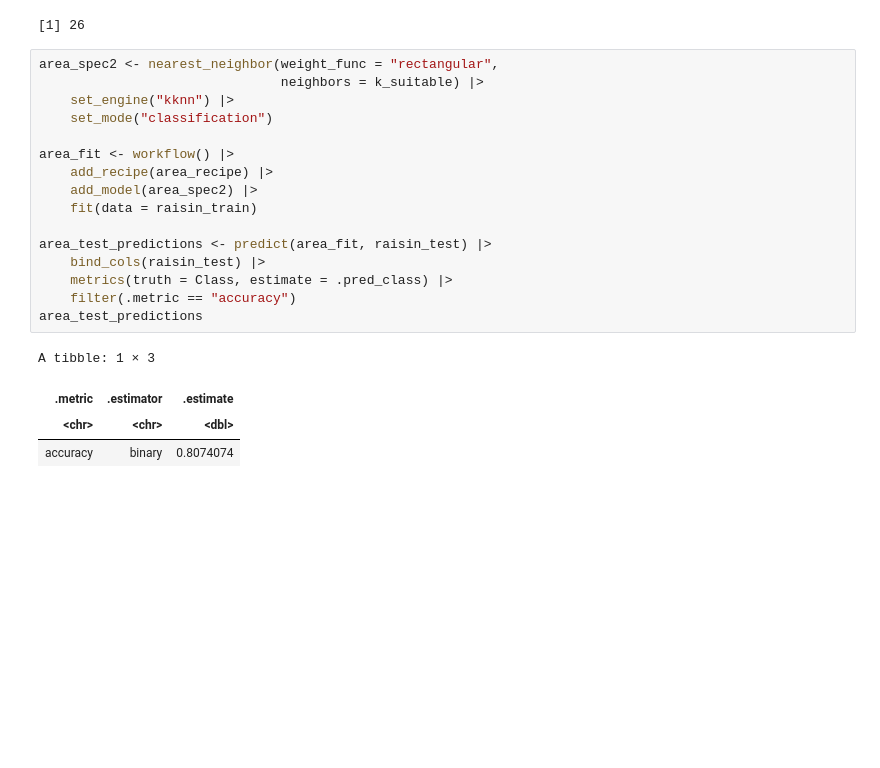
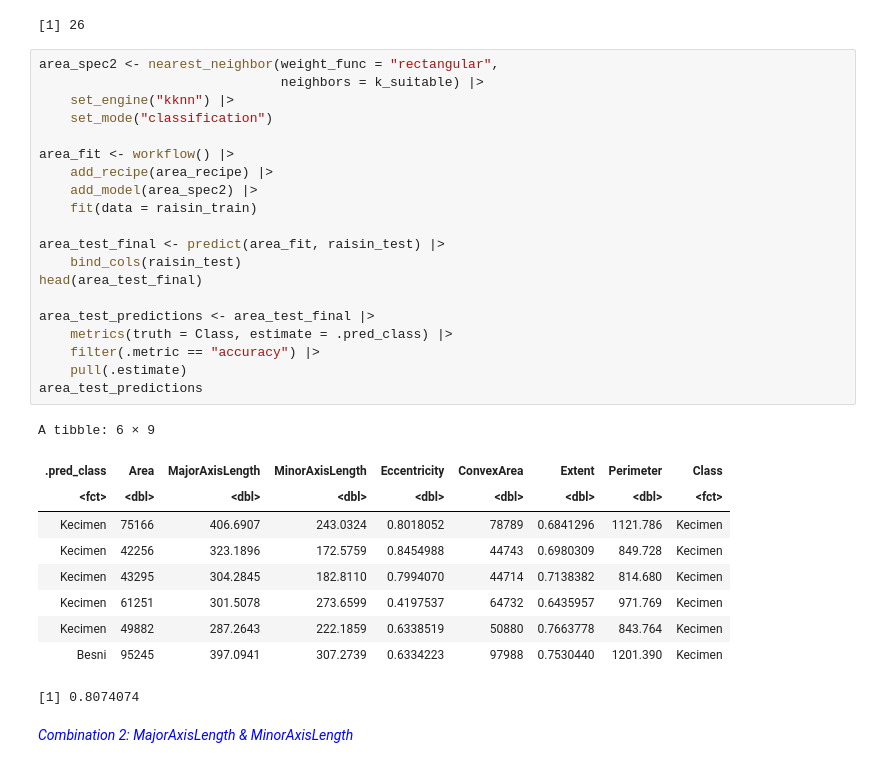
Before and after one commit to Jitao-Z/Identify_types_of_raisins_from_images, a Jupyter notebook: Final_report.ipynb, the cells around one changed output. Cells and saved outputs as stored; diff of their text form; blank space fills up the shorter version.

Commit message:
Finish all the codes (except the graph and table parts)

```diff
--- a/Final_report.ipynb
+++ b/Final_report.ipynb
@@ -190,21 +190,33 @@ k_suitable
 # %%
 area_spec2 <- nearest_neighbor(weight_func = "rectangular",
                                neighbors = k_suitable) |>
     set_engine("kknn") |>
     set_mode("classification")
 
 area_fit <- workflow() |>
     add_recipe(area_recipe) |>
     add_model(area_spec2) |>
     fit(data = raisin_train)
 
-area_test_predictions <- predict(area_fit, raisin_test) |>
-    bind_cols(raisin_test) |>
+area_test_final <- predict(area_fit, raisin_test) |>
+    bind_cols(raisin_test)
+head(area_test_final)
+
+area_test_predictions <- area_test_final |>
     metrics(truth = Class, estimate = .pred_class) |>
-    filter(.metric == "accuracy")
+    filter(.metric == "accuracy") |>
+    pull(.estimate)
 area_test_predictions
 # %% [output]
-A tibble: 1 × 3
+A tibble: 6 × 9
-| .metric | .estimator | .estimate |
-| <chr> | <chr> | <dbl> |
-| accuracy | binary | 0.8074074 |
+| .pred_class | Area | MajorAxisLength | MinorAxisLength | Eccentricity | ConvexArea | Extent | Perimeter | Class |
+| <fct> | <dbl> | <dbl> | <dbl> | <dbl> | <dbl> | <dbl> | <dbl> | <fct> |
+| Kecimen | 75166 | 406.6907 | 243.0324 | 0.8018052 | 78789 | 0.6841296 | 1121.786 | Kecimen |
+| Kecimen | 42256 | 323.1896 | 172.5759 | 0.8454988 | 44743 | 0.6980309 | 849.728 | Kecimen |
+| Kecimen | 43295 | 304.2845 | 182.8110 | 0.7994070 | 44714 | 0.7138382 | 814.680 | Kecimen |
+| Kecimen | 61251 | 301.5078 | 273.6599 | 0.4197537 | 64732 | 0.6435957 | 971.769 | Kecimen |
+| Kecimen | 49882 | 287.2643 | 222.1859 | 0.6338519 | 50880 | 0.7663778 | 843.764 | Kecimen |
+| Besni | 95245 | 397.0941 | 307.2739 | 0.6334223 | 97988 | 0.7530440 | 1201.390 | Kecimen |
+[1] 0.8074074
+# %% [markdown]
+<font color = blue>*Combination 2: MajorAxisLength & MinorAxisLength*
```
Also changed, not shown: parts of 19 cells of this notebook, 1 other file.
